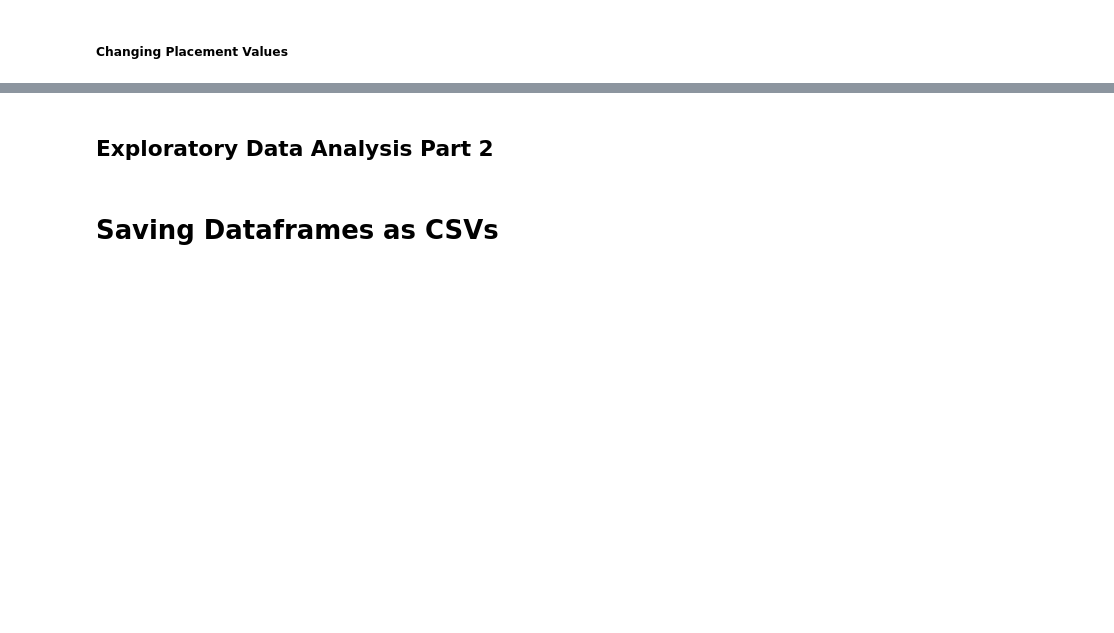
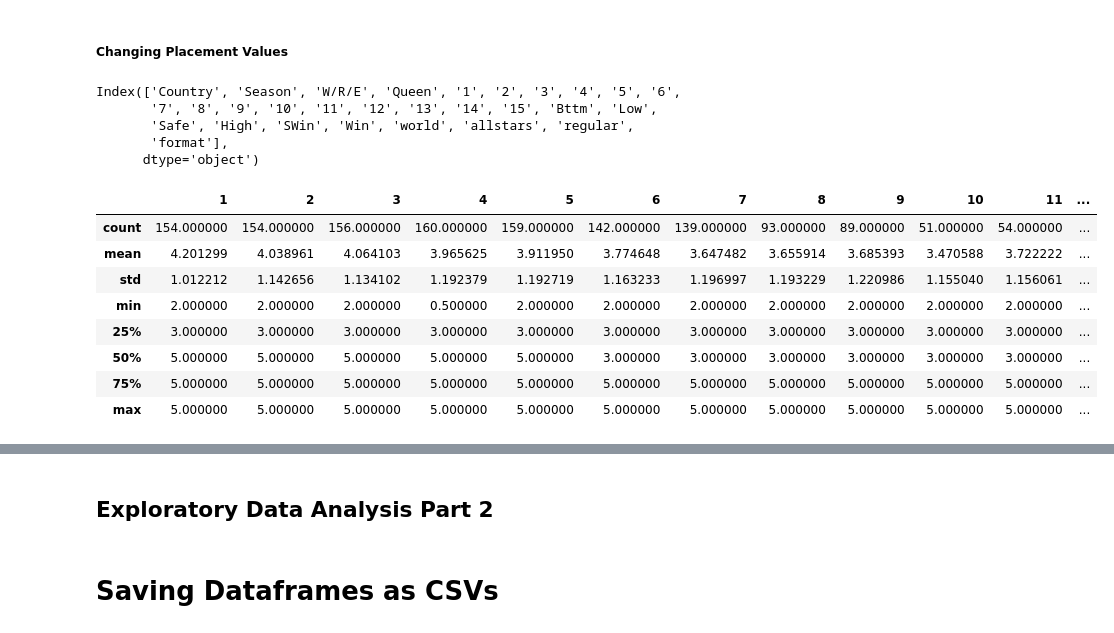
Before and after one commit to AGR-Yes/RuPauls-Drag-Race-Finalists, a Jupyter notebook: Processing.ipynb, the cells around one changed output, grey strips where cells are left out. Saved outputs shown, nothing was run; the diff lists cells and outputs as text; code cells hidden in the pictures; blank space fills up the shorter version.

```diff
--- a/Processing.ipynb
+++ b/Processing.ipynb
@@ -390,2 +411,10 @@ Name: Season, dtype: int64
 # %% [markdown]
 ##### **Changing Placement Values**
+# %%
+df.columns
+# %% [output]
+Index(['Country', 'Season', 'W/R/E', 'Queen', '1', '2', '3', '4', '5', '6',
+       '7', '8', '9', '10', '11', '12', '13', '14', '15', 'Bttm', 'Low',
+       'Safe', 'High', 'SWin', 'Win', 'world', 'allstars', 'regular',
+       'format'],
+      dtype='object')
@@ -391,0 +433,12 @@ Name: Season, dtype: int64
+# %%
+df[episodes].describe()
+# %% [output]
+|  | 1 | 2 | 3 | 4 | 5 | 6 | 7 | 8 | 9 | 10 | 11 | ... |
+| count | 154.000000 | 154.000000 | 156.000000 | 160.000000 | 159.000000 | 142.000000 | 139.000000 | 93.000000 | 89.000000 | 51.000000 | 54.000000 | ... |
+| mean | 4.201299 | 4.038961 | 4.064103 | 3.965625 | 3.911950 | 3.774648 | 3.647482 | 3.655914 | 3.685393 | 3.470588 | 3.722222 | ... |
+| std | 1.012212 | 1.142656 | 1.134102 | 1.192379 | 1.192719 | 1.163233 | 1.196997 | 1.193229 | 1.220986 | 1.155040 | 1.156061 | ... |
+| min | 2.000000 | 2.000000 | 2.000000 | 0.500000 | 2.000000 | 2.000000 | 2.000000 | 2.000000 | 2.000000 | 2.000000 | 2.000000 | ... |
+| 25% | 3.000000 | 3.000000 | 3.000000 | 3.000000 | 3.000000 | 3.000000 | 3.000000 | 3.000000 | 3.000000 | 3.000000 | 3.000000 | ... |
+| 50% | 5.000000 | 5.000000 | 5.000000 | 5.000000 | 5.000000 | 3.000000 | 3.000000 | 3.000000 | 3.000000 | 3.000000 | 3.000000 | ... |
+| 75% | 5.000000 | 5.000000 | 5.000000 | 5.000000 | 5.000000 | 5.000000 | 5.000000 | 5.000000 | 5.000000 | 5.000000 | 5.000000 | ... |
+| max | 5.000000 | 5.000000 | 5.000000 | 5.000000 | 5.000000 | 5.000000 | 5.000000 | 5.000000 | 5.000000 | 5.000000 | 5.000000 | ... |
```
Also changed, not shown: parts of 17 cells of this notebook.
